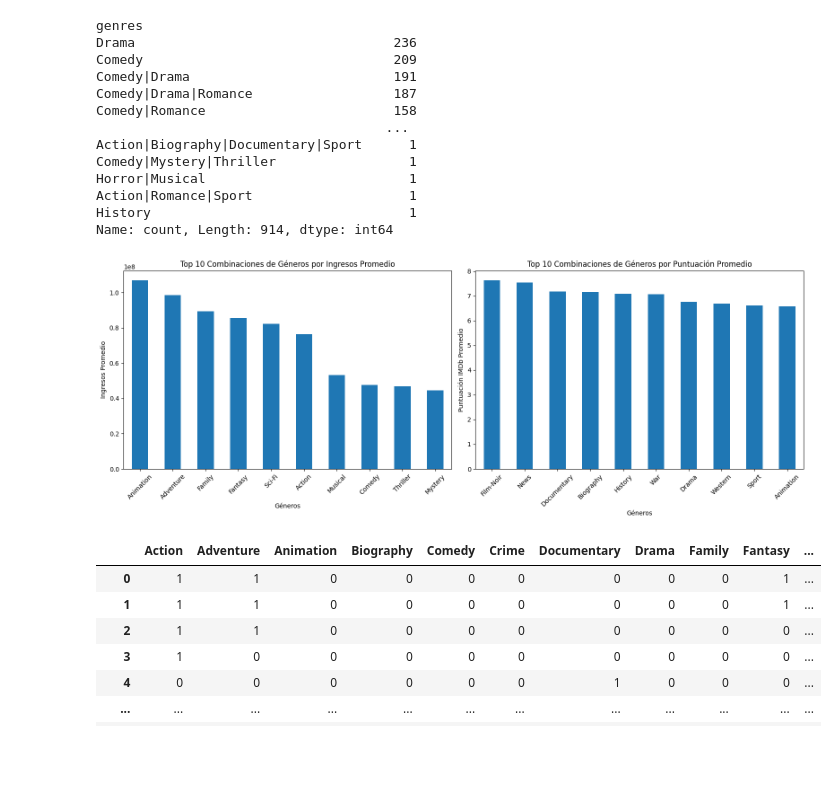
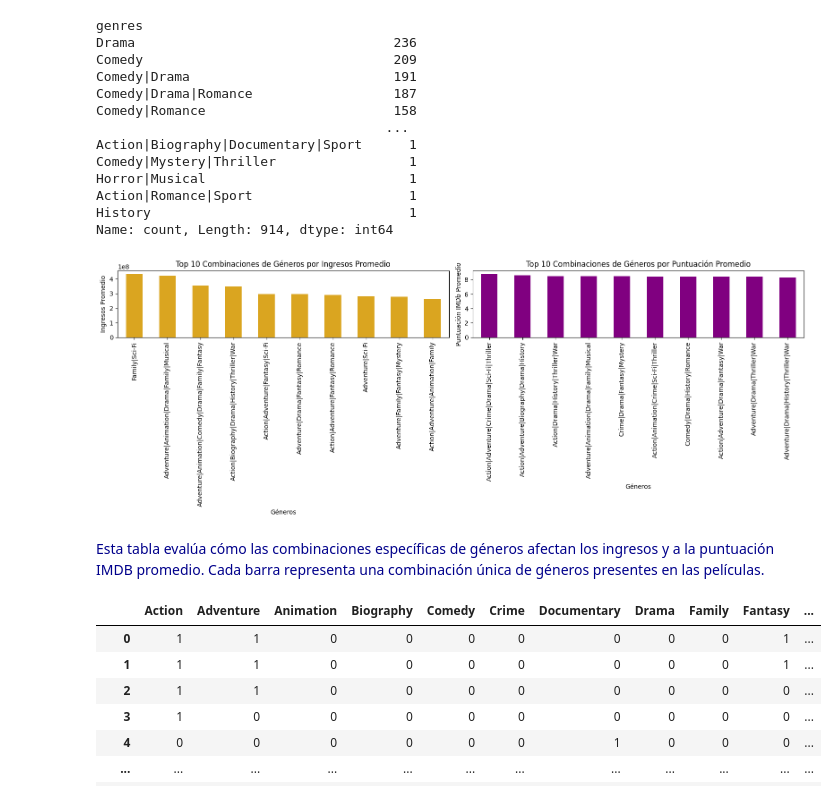
Before and after one commit to lauraarodriguez11/master_ucm, a Jupyter notebook: trabajos/4/movies_02.ipynb, the cells around one changed output. Cells and saved outputs as stored; diff of their text form; code cells hidden in the pictures; blank space fills up the shorter version.

```diff
--- a/trabajos/4/movies_02.ipynb
+++ b/trabajos/4/movies_02.ipynb
@@ -1497,36 +1412,34 @@ Action|Romance|Sport                    1
 History                                 1
 Name: count, Length: 914, dtype: int64
 # %%
-# Top 10 combinaciones de géneros por ingresos promedio
-success_by_combination_gross = expanded_genres.groupby('genres')['gross'].mean().sort_values(ascending=False)
+success_by_combination_gross = selected_data.groupby('genres')['gross'].mean().sort_values(ascending=False)
 
-# Top 10 combinaciones de géneros por puntuación IMDb promedio
-success_by_combination_imdbscr = expanded_genres.groupby('genres')['imdb_score'].mean().sort_values(ascending=False)
+success_by_combination_imdbscr = selected_data.groupby('genres')['imdb_score'].mean().sort_values(ascending=False)
 
-# Crear un lienzo con dos gráficos lado a lado
 fig, axes = plt.subplots(1, 2, figsize=(16, 6))
 
-# Gráfico 1: Top 10 combinaciones de géneros por ingresos promedio
 success_by_combination_gross.head(10).plot(
-    kind='bar', ax=axes[0], title="Top 10 Combinaciones de Géneros por Ingresos Promedio", legend=False
+    kind='bar', ax=axes[0], title="Top 10 Combinaciones de Géneros por Ingresos Promedio", legend=False, color='goldenrod'
 )
 axes[0].set_xlabel("Géneros")
 axes[0].set_ylabel("Ingresos Promedio")
-axes[0].tick_params(axis='x', rotation=45)
+axes[0].tick_params(axis='x', rotation=90)
 
-# Gráfico 2: Top 10 combinaciones de géneros por puntuación IMDb promedio
 success_by_combination_imdbscr.head(10).plot(
-    kind='bar', ax=axes[1], title="Top 10 Combinaciones de Géneros por Puntuación Promedio", legend=False
+    kind='bar', ax=axes[1], title="Top 10 Combinaciones de Géneros por Puntuación Promedio", legend=False, color='purple'
 )
 axes[1].set_xlabel("Géneros")
 axes[1].set_ylabel("Puntuación IMDb Promedio")
-axes[1].tick_params(axis='x', rotation=45)
+axes[1].tick_params(axis='x', rotation=90)
 
-# Ajustar diseño para evitar superposición
 plt.tight_layout()
 plt.show()
 # %% [output]
-[figure, old version]
+[figure, new version]
+# %% [markdown]
+<font color="darkblue">
+Esta tabla evalúa cómo las combinaciones específicas de géneros afectan los ingresos y a la puntuación IMDB promedio. Cada barra representa una combinación única de géneros presentes en las películas.
+</font>
 # %%
 genres_binary = selected_data['genres'].str.get_dummies('|')
 genres_binary
```
Also changed, not shown: parts of 14 cells of this notebook.
